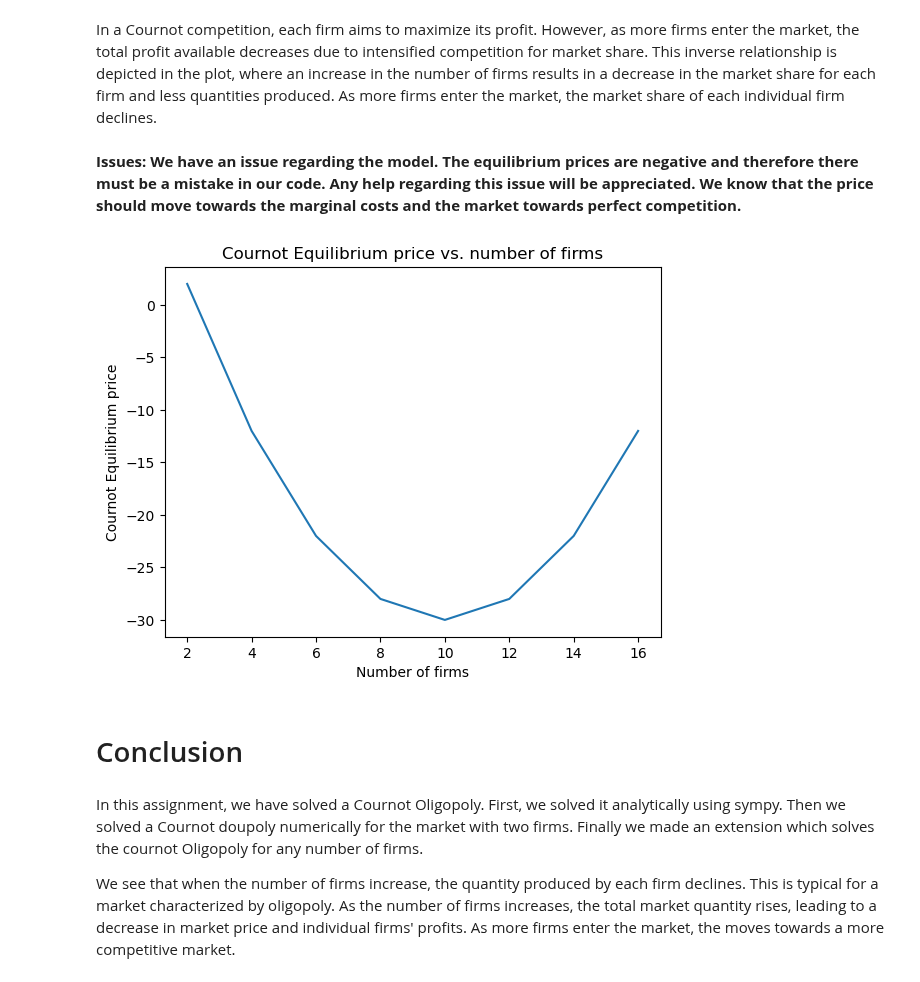
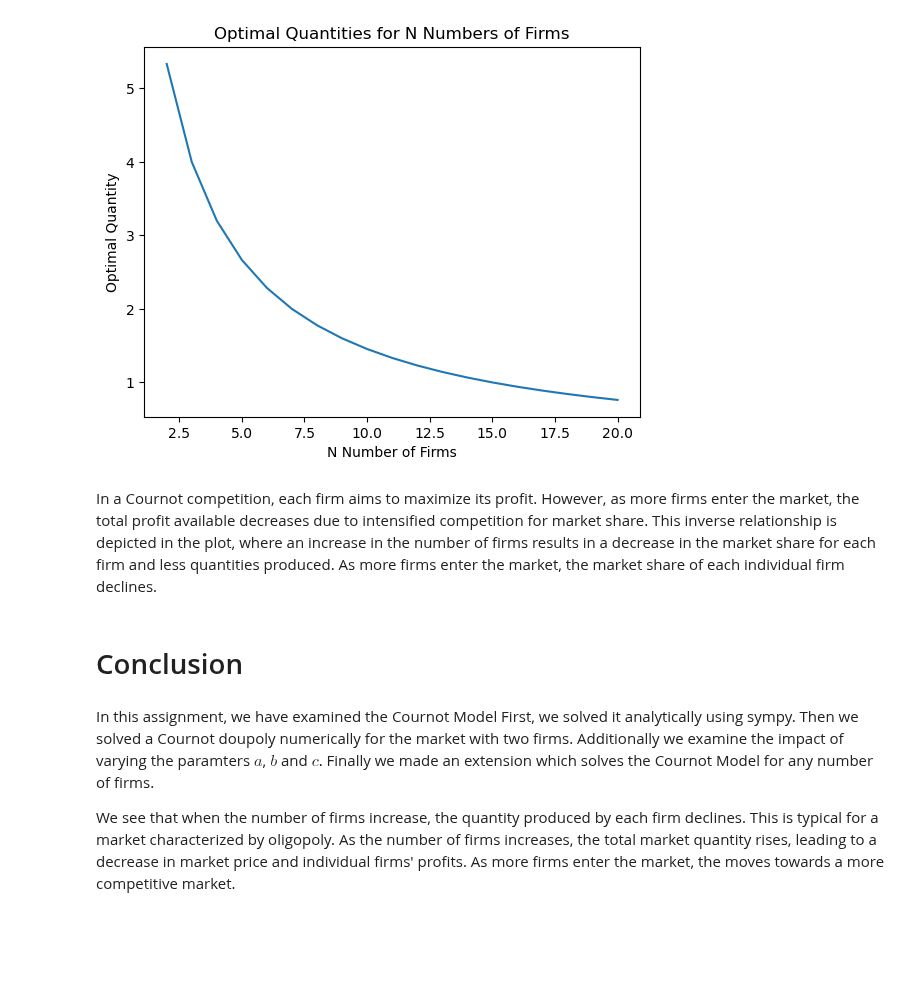
Before and after one commit to NumEconCopenhagen/projects-2023-iim, a Jupyter notebook: modelproject/modelproject.ipynb, the cells around one changed output. Saved outputs shown, nothing was run; the diff lists cells and outputs as text; code cells hidden in the pictures; blank space fills up the shorter version.

```diff
--- a/modelproject/modelproject.ipynb
+++ b/modelproject/modelproject.ipynb
@@ -133,0 +174,16 @@ plt.show()
+# %%
+# Creating an instance of the ModelProjectClass
+model = ModelProjectClass()
+
+# Setting parameter values
+n = 20
+a = 10
+b = 0.5
+c = 2
+
+# Calling our model from the py-file
+EQ_list, n_list = model.Results(n, a, b, c)
+
+# Plotting the results
+model.plot2(EQ_list, n_list)
+# %% [output]
@@ -134,28 +191,10 @@ plt.show()
+[figure, added]
 # %% [markdown]
 In a Cournot competition, each firm aims to maximize its profit. However, as more firms enter the market, the total profit available decreases due to intensified competition for market share. This inverse relationship is depicted in the plot, where an increase in the number of firms results in a decrease in the market share for each firm and less quantities produced. As more firms enter the market, the market share of each individual firm declines.
-# %% [markdown]
-**Issues:
-We have an issue regarding the model. The equilibrium prices are negative and therefore there must be a mistake in our code. Any help regarding this issue will be appreciated. We know that the price should move towards the marginal costs and the market towards perfect competition.**
-# %%
-eq_price = []
-
-# Call the EQ method for each n value and store the EQ amount in the list
-for n in n_values:
-    eq = model.EQ(20, 2, 1, n)
-    eq_price.append(eq[1])
-
-# Create the plot
-plt.plot(n_values, eq_price)
-plt.xlabel('Number of firms')
-plt.ylabel('Cournot Equilibrium price')
-plt.title('Cournot Equilibrium price vs. number of firms')
-plt.show()
-# %% [output]
-[figure, removed]
 # %% [markdown]
 # Conclusion
 # %% [markdown]
-In this assignment, we have solved a Cournot Oligopoly.
-First, we solved it analytically using sympy. Then we solved a Cournot doupoly numerically for the market with two firms. Finally we made an extension which solves the cournot Oligopoly for any number of firms.
+In this assignment, we have examined the Cournot Model
+First, we solved it analytically using sympy. Then we solved a Cournot doupoly numerically for the market with two firms. Additionally we examine the impact of varying the paramters $a$, $b$ and $c$. Finally we made an extension which solves the Cournot Model for any number of firms.
 
 We see that when the number of firms increase, the quantity produced by each firm declines. This is typical for a market characterized by oligopoly. As the number of firms increases, the total market quantity rises, leading to a decrease in market price and individual firms' profits. As more firms enter the market, the moves towards a more competitive market.
```
Also changed, not shown: parts of 43 cells of this notebook, 2 other files.
